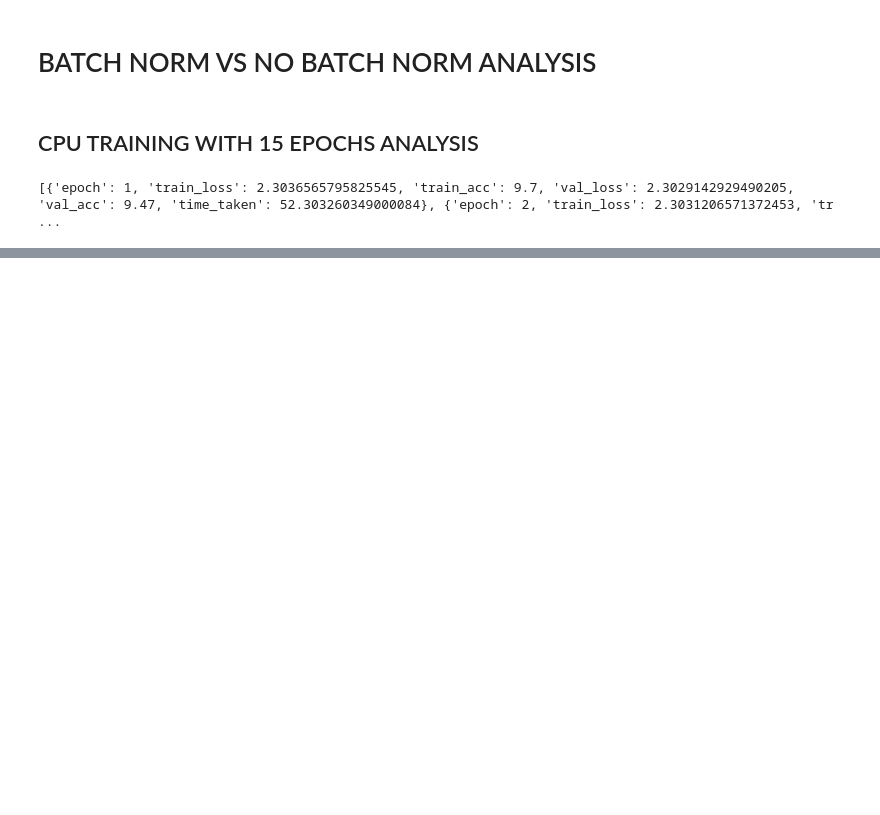
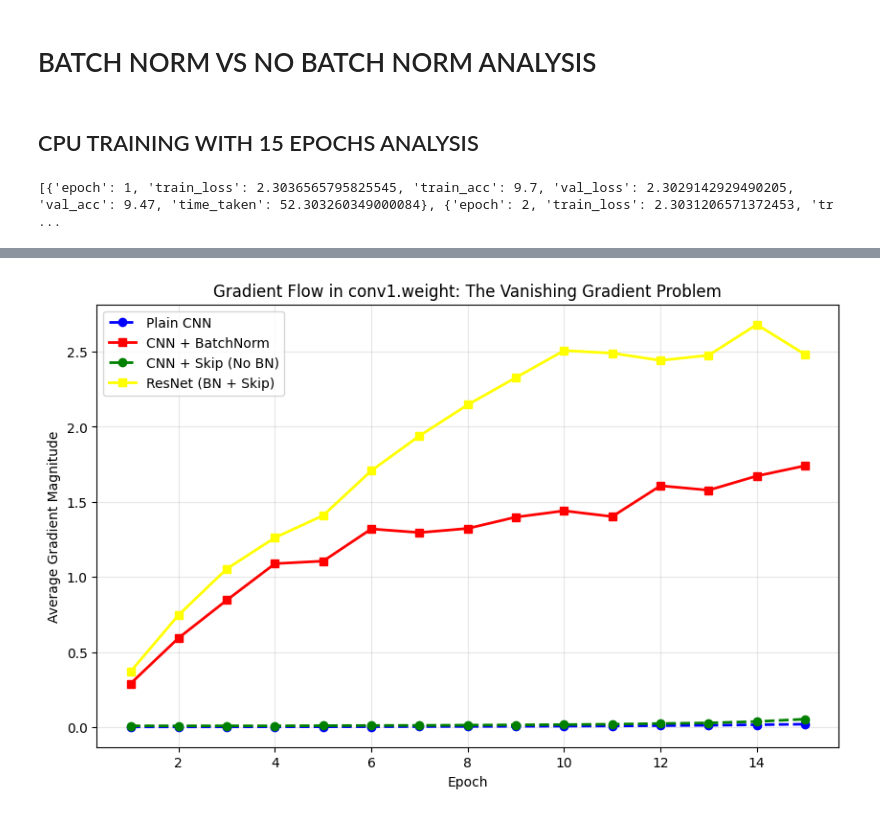
Before and after one commit to ianMuchesia/bn-vs-no-bn-analysis, a Jupyter notebook: notebooks/analysis.ipynb, the cells around one changed output, grey strips where cells are left out. Drawn from its saved outputs; the diff is of its cells as text; code cells hidden in the pictures; blank space fills up the shorter version.

```diff
--- a/notebooks/analysis.ipynb
+++ b/notebooks/analysis.ipynb
@@ -68,0 +137,12 @@ ValueError: x and y must have same first dimension, but have shapes (2, 15) and
+# %%
+def build_gradient_arrays(layer,obj):
+    va = [x["magnitude"] for x in obj[layer]]
+
+    return va
+# %%
+def load_data(config_name):
+    log_dict = dict()
+    with open(f"./../experiments/{config_name}_gradient_log.json","r",encoding='utf-8') as f:
+        log_dict= json.load(f)
+
+    return log_dict
@@ -68,0 +154,32 @@ ValueError: x and y must have same first dimension, but have shapes (2, 15) and
+# %%
+# 1. Load the gradient JSON data for all four models
+plain_grads = load_data("plain")
+bn_grads = load_data("bn")
+skip_grads = load_data("skip")
+resnet_grads = load_data("resnet")
+
+# 2. Extract the magnitudes for the critical first layer
+target_layer = "conv1.weight"
+plain_mag = build_gradient_arrays(target_layer, plain_grads)
+bn_mag = build_gradient_arrays(target_layer, bn_grads)
+skip_mag = build_gradient_arrays(target_layer, skip_grads)
+resnet_mag = build_gradient_arrays(target_layer, resnet_grads)
+
+# 3. Generate the Epoch X-axis
+x = list(range(1, len(plain_mag) + 1))
+
+# 4. Plot the data
+plt.figure(figsize=(10, 6)) # Make it wide enough for a report
+plt.plot(x, plain_mag, color='blue', linestyle='--', marker='o', linewidth=2, label="Plain CNN")
+plt.plot(x, bn_mag, color='red', linestyle='-', marker='s', linewidth=2, label="CNN + BatchNorm")
+plt.plot(x, skip_mag, color='green', linestyle='--', marker='o', linewidth=2, label="CNN + Skip (No BN)")
+plt.plot(x, resnet_mag, color='yellow', linestyle='-', marker='s', linewidth=2, label="ResNet (BN + Skip)")
+
+plt.xlabel("Epoch")
+plt.ylabel("Average Gradient Magnitude")
+plt.title(f"Gradient Flow in {target_layer}: The Vanishing Gradient Problem")
+plt.legend()
+plt.grid(True, alpha=0.3) # Adds a light grid for readability
+plt.show()
+# %% [output]
+[figure, added]
```
Also changed, not shown: parts of 10 cells of this notebook.
